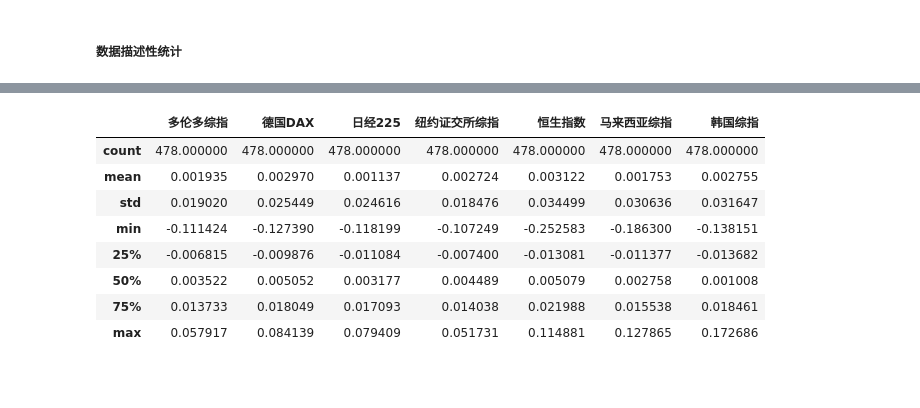
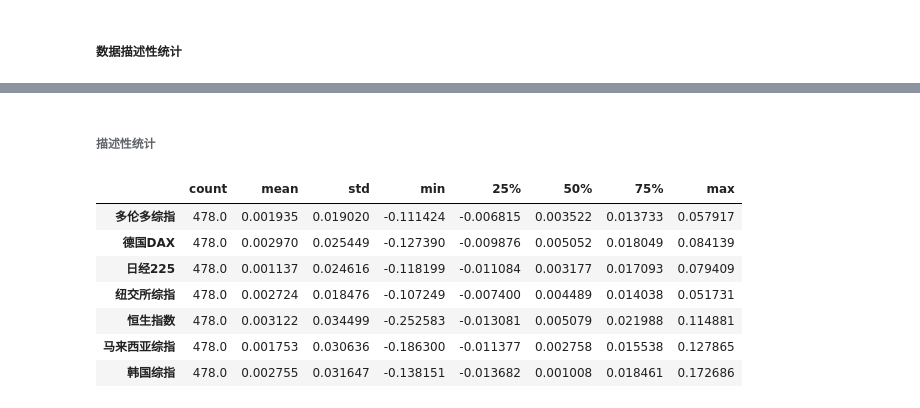
Before and after one commit to lca-123/GA_portfolio, a Jupyter notebook: code.ipynb, the cells around one changed output, grey strips where cells are left out. Cells and saved outputs as stored; diff of their text form; code cells hidden in the pictures; blank space fills up the shorter version.

```diff
--- a/code.ipynb
+++ b/code.ipynb
@@ -255,12 +247,13 @@ data.corr()
+# %% [markdown]
+###### 描述性统计
 # %%
-data.describe()
+data.describe().T
 # %% [output]
-|  | 多伦多综指 | 德国DAX | 日经225 | 纽约证交所综指 | 恒生指数 | 马来西亚综指 | 韩国综指 |
-| count | 478.000000 | 478.000000 | 478.000000 | 478.000000 | 478.000000 | 478.000000 | 478.000000 |
-| mean | 0.001935 | 0.002970 | 0.001137 | 0.002724 | 0.003122 | 0.001753 | 0.002755 |
-| std | 0.019020 | 0.025449 | 0.024616 | 0.018476 | 0.034499 | 0.030636 | 0.031647 |
-| min | -0.111424 | -0.127390 | -0.118199 | -0.107249 | -0.252583 | -0.186300 | -0.138151 |
-| 25% | -0.006815 | -0.009876 | -0.011084 | -0.007400 | -0.013081 | -0.011377 | -0.013682 |
-| 50% | 0.003522 | 0.005052 | 0.003177 | 0.004489 | 0.005079 | 0.002758 | 0.001008 |
-| 75% | 0.013733 | 0.018049 | 0.017093 | 0.014038 | 0.021988 | 0.015538 | 0.018461 |
-| max | 0.057917 | 0.084139 | 0.079409 | 0.051731 | 0.114881 | 0.127865 | 0.172686 |
+|  | count | mean | std | min | 25% | 50% | 75% | max |
+| 多伦多综指 | 478.0 | 0.001935 | 0.019020 | -0.111424 | -0.006815 | 0.003522 | 0.013733 | 0.057917 |
+| 德国DAX | 478.0 | 0.002970 | 0.025449 | -0.127390 | -0.009876 | 0.005052 | 0.018049 | 0.084139 |
+| 日经225 | 478.0 | 0.001137 | 0.024616 | -0.118199 | -0.011084 | 0.003177 | 0.017093 | 0.079409 |
+| 纽交所综指 | 478.0 | 0.002724 | 0.018476 | -0.107249 | -0.007400 | 0.004489 | 0.014038 | 0.051731 |
+| 恒生指数 | 478.0 | 0.003122 | 0.034499 | -0.252583 | -0.013081 | 0.005079 | 0.021988 | 0.114881 |
+| 马来西亚综指 | 478.0 | 0.001753 | 0.030636 | -0.186300 | -0.011377 | 0.002758 | 0.015538 | 0.127865 |
+| 韩国综指 | 478.0 | 0.002755 | 0.031647 | -0.138151 | -0.013682 | 0.001008 | 0.018461 | 0.172686 |
```
Also changed, not shown: parts of 10 cells of this notebook, 5 other files.
